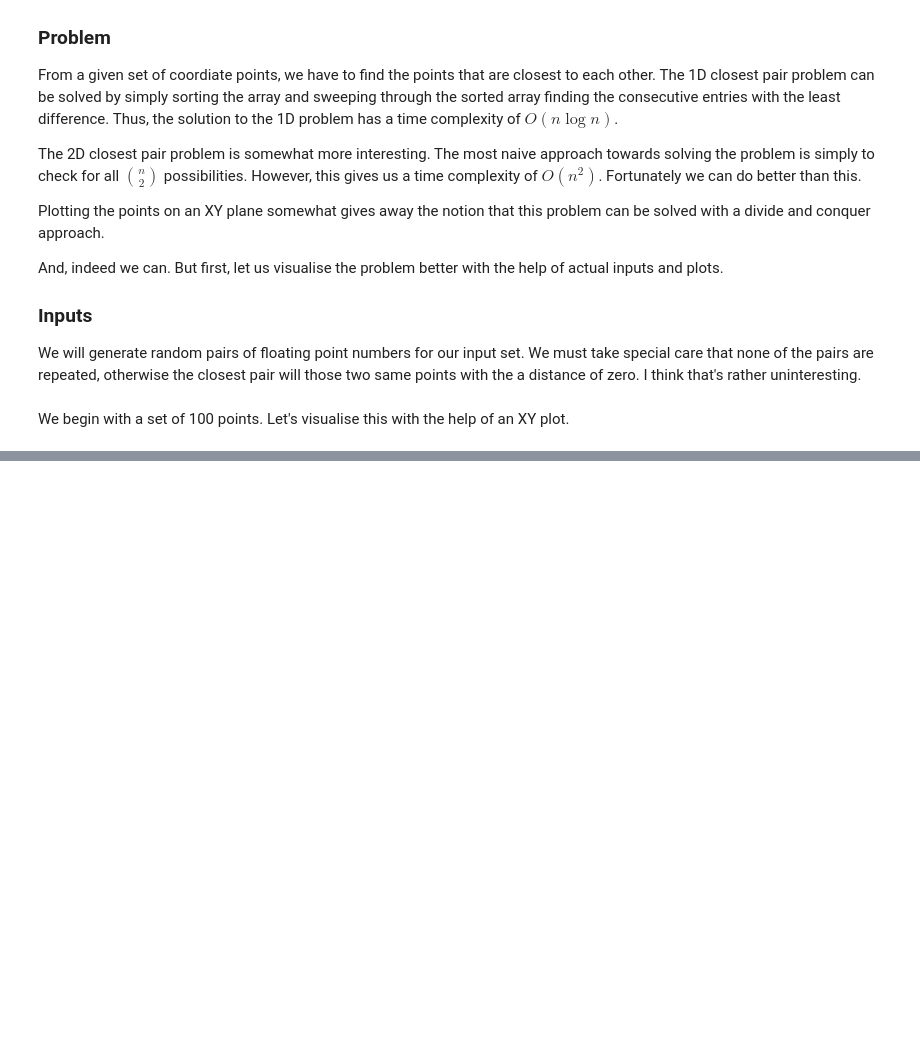
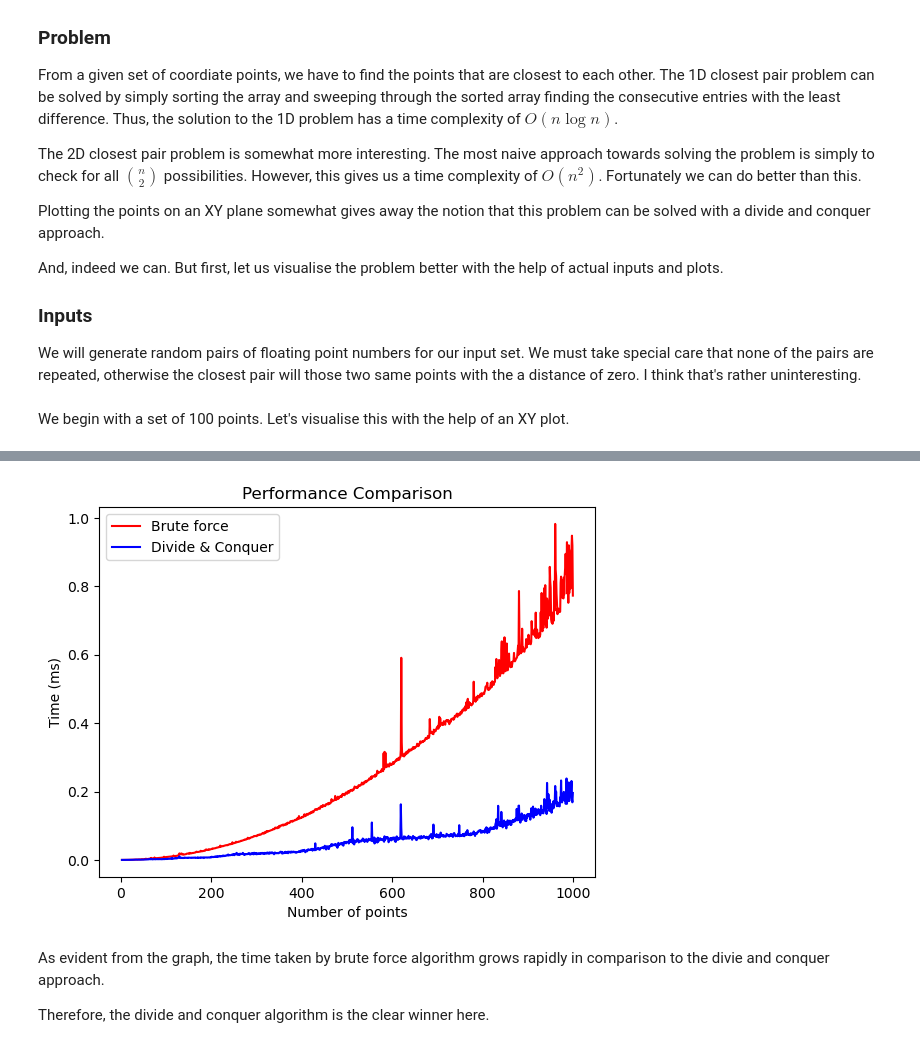
Before and after one commit to amkhrjee/algorithms-notebook, a Jupyter notebook: ClosestPair.ipynb, the cells around one changed output, grey strips where cells are left out. Saved outputs shown, nothing was run; the diff lists cells and outputs as text; code cells hidden in the pictures; blank space fills up the shorter version.

```diff
--- a/ClosestPair.ipynb
+++ b/ClosestPair.ipynb
@@ -77,0 +174,45 @@ Text(0.5, 1.0, 'Plot of Points')
+# %%
+import time
+brute_input = []
+brute_time = []
+
+dnq_input = []
+dnq_time = []
+test_cases = 1000
+for num_of_pts in range(3, test_cases):
+    brute_input.append(num_of_pts)
+    dnq_input.append(num_of_pts)
+    test_pts = []
+    for i in range(num_of_pts):
+        test_pts.append({
+            "x": random.random()*random.randint(0, 100),
+            "y": random.random()*random.randint(0, 100)
+        })
+
+    start_time = time.perf_counter()
+    cp_brute(test_pts)
+    end_time = time.perf_counter()
+    time_function_1 = end_time - start_time
+    brute_time.append(time_function_1)
+
+    # Measure the execution time of function 2
+    start_time = time.perf_counter()
+    get_closest_pair(sorted(test_pts, key=lambda d: d["x"]), sorted(test_pts, key=lambda d: d["y"]))
+    end_time = time.perf_counter()
+    time_function_2 = end_time - start_time
+    dnq_time.append(time_function_2)
+
+plt.plot(brute_input, brute_time, color="red", label="Brute force")
+plt.plot(dnq_input, dnq_time, color="blue", label="Divide & Conquer")
+
+plt.title("Performance Comparison")
+plt.xlabel("Number of points")
+plt.ylabel("Time (ms)")
+plt.legend()
+plt.show()
+# %% [output]
+[figure, added]
+# %% [markdown]
+As evident from the graph, the time taken by brute force algorithm grows rapidly in comparison to the divie and conquer approach.
+
+Therefore, the divide and conquer algorithm is the clear winner here.
```
Also changed, not shown: parts of 6 cells of this notebook.
